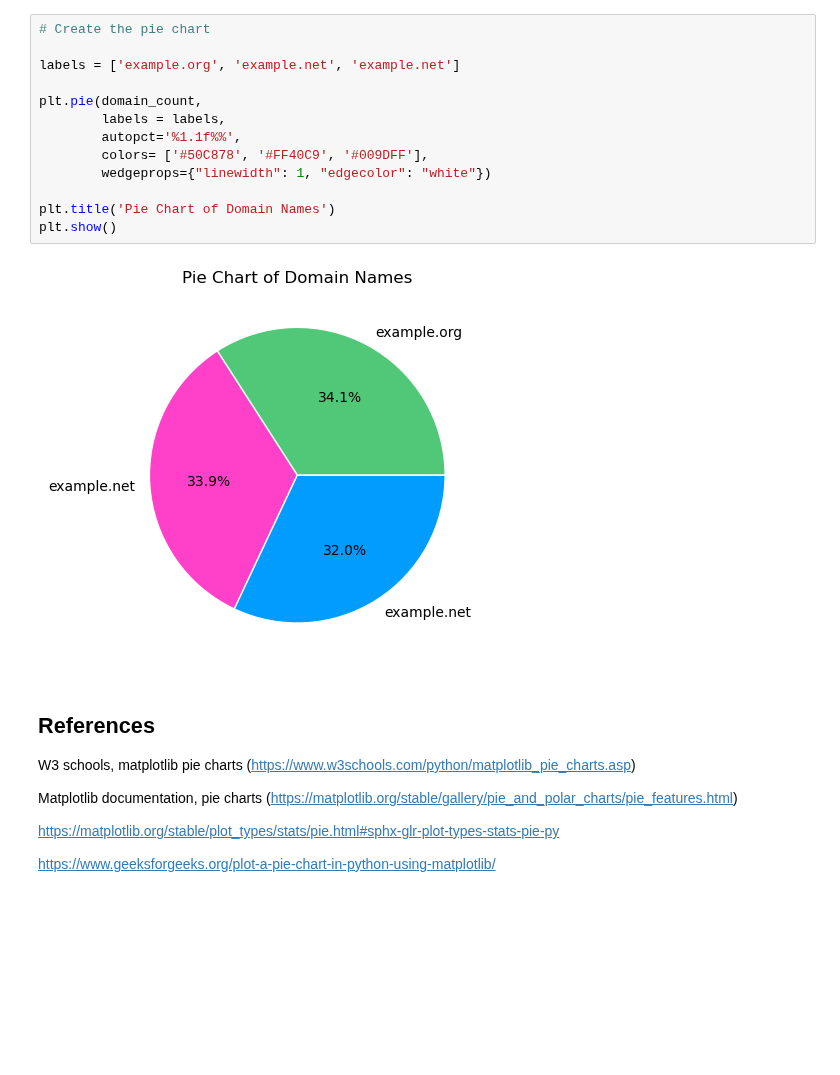
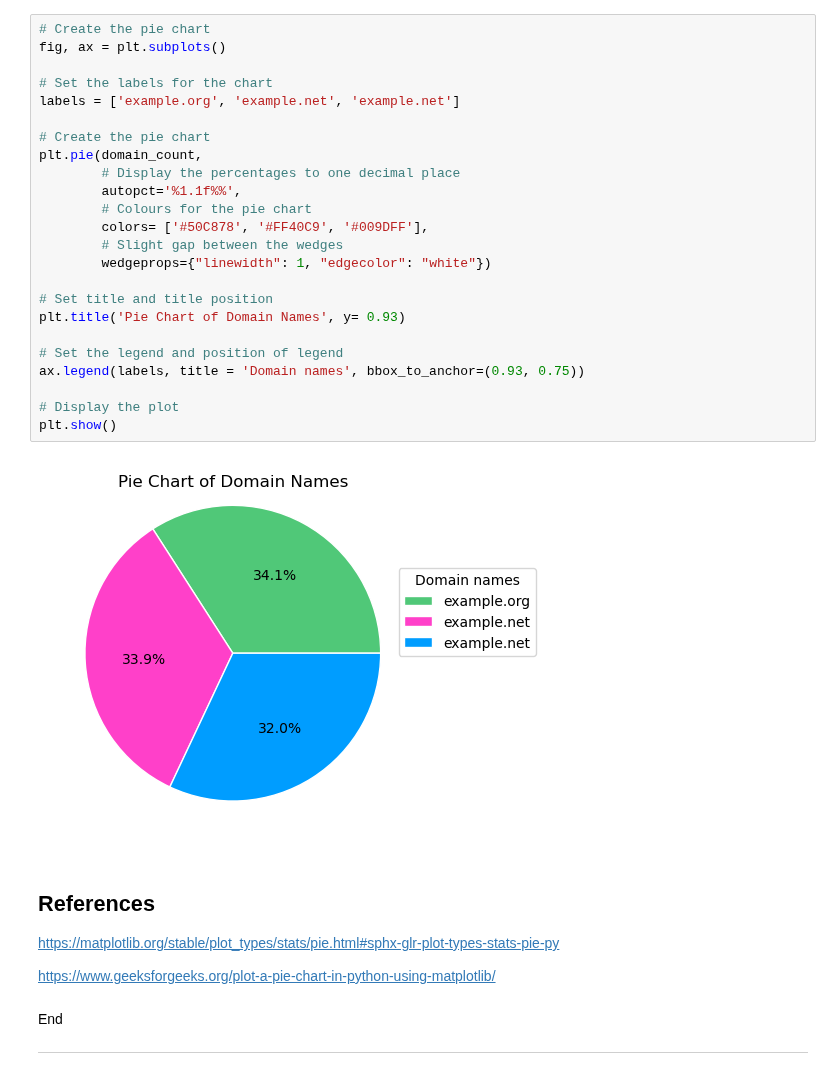
Before and after one commit to IreneKilgannon/PFDA, a Jupyter notebook: PFDA-assignments/assignment03-pie.ipynb, the cells around one changed output. Cells and saved outputs as stored; diff of their text form; blank space fills up the shorter version.

```diff
--- a/PFDA-assignments/assignment03-pie.ipynb
+++ b/PFDA-assignments/assignment03-pie.ipynb
@@ -40,25 +64,36 @@ Name: count, dtype: int64
 # %%
 # Create the pie chart
+fig, ax = plt.subplots()
 
+# Set the labels for the chart
 labels = ['example.org', 'example.net', 'example.net']
 
+# Create the pie chart
 plt.pie(domain_count,
-        labels = labels,
+        # Display the percentages to one decimal place
         autopct='%1.1f%%',
+        # Colours for the pie chart
         colors= ['#50C878', '#FF40C9', '#009DFF'],
+        # Slight gap between the wedges
         wedgeprops={"linewidth": 1, "edgecolor": "white"})
 
-plt.title('Pie Chart of Domain Names')
+# Set title and title position
+plt.title('Pie Chart of Domain Names', y= 0.93)
+
+# Set the legend and position of legend
+ax.legend(labels, title = 'Domain names', bbox_to_anchor=(0.93, 0.75))
+
+# Display the plot
 plt.show()
 # %% [output]
-[figure, old version]
+[figure, new version]
 # %% [markdown]
 ## References
-
-W3 schools, matplotlib pie charts (https://www.w3schools.com/python/matplotlib_pie_charts.asp)
-
-Matplotlib documentation, pie charts (https://matplotlib.org/stable/gallery/pie_and_polar_charts/pie_features.html)
 
 https://matplotlib.org/stable/plot_types/stats/pie.html#sphx-glr-plot-types-stats-pie-py
 
 https://www.geeksforgeeks.org/plot-a-pie-chart-in-python-using-matplotlib/
+# %% [markdown]
+End
+
+***
```
Also changed, not shown: parts of 12 cells of this notebook.
